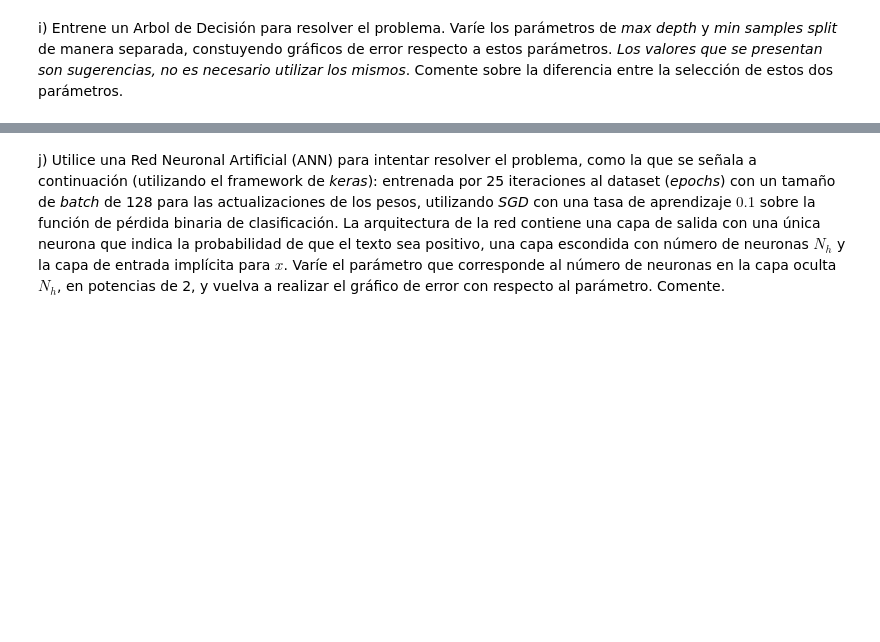
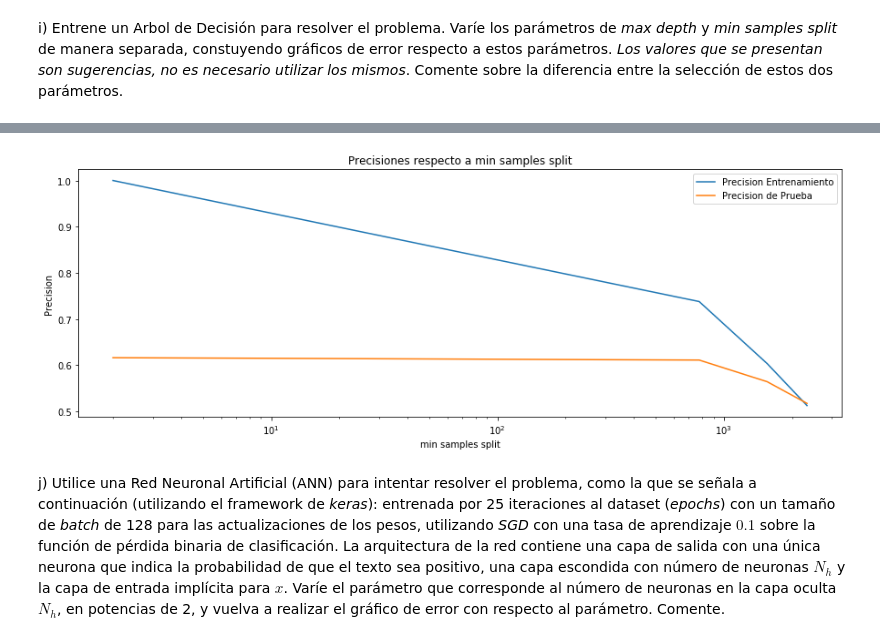
Before and after one commit to GVergaraD/Tarea2-INF393-II-2019, a Jupyter notebook: Tarea2-Sanchez-Vergara.ipynb, the cells around one changed output, grey strips where cells are left out. Drawn from its saved outputs; the diff is of its cells as text; code cells hidden in the pictures; blank space fills up the shorter version.

Commit message:
tree

```diff
--- a/Tarea2-Sanchez-Vergara.ipynb
+++ b/Tarea2-Sanchez-Vergara.ipynb
@@ -341,3 +358,25 @@ for i in SamplesS:
+# %%
+ParamC =list()
+TrainAcc = list()
+TestAcc = list()
+for i in SamplesS:
+    model, train_acc, test_acc = do_Tree(features_train,labels_train,features_val,labels_val, param_m=i)
+    #print("train_acc: ",train_acc)
+    #print("test_acc: ",test_acc)
+    ParamC.append(i)
+    TrainAcc.append(train_acc)
+    TestAcc.append(test_acc)
+plt.figure(figsize=(15,5))
+plt.plot(ParamC, TrainAcc,label="Precision Entrenamiento")
+plt.plot(ParamC, TestAcc, label="Precision de Prueba")
+plt.xscale('log')
+plt.title('Precisiones respecto a min samples split')
+plt.legend(loc='upper right')
+plt.ylabel("Precision")
+plt.xlabel("min samples split")
+plt.show()
+# %% [output]
+[figure, added]
 # %% [markdown]
 j) Utilice una Red Neuronal Artificial (ANN) para intentar resolver el problema, como la que se señala a continuación (utilizando el framework de *keras*): entrenada por 25 iteraciones al dataset (*epochs*) con un tamaño de *batch* de 128 para las actualizaciones de los pesos, utilizando *SGD* con una tasa de aprendizaje $0.1$ sobre la función de pérdida binaria de clasificación. La arquitectura de la red contiene una capa de salida con una única neurona que indica la probabilidad de que el texto sea positivo, una capa escondida con número de neuronas $N_h$ y la capa de entrada implícita para $x$. Varíe el parámetro que corresponde al número de neuronas en la capa oculta $N_h$, en potencias de 2, y vuelva a realizar el gráfico de error con respecto al parámetro. Comente.
 # %%
```
Also changed, not shown: parts of 5 cells of this notebook.
